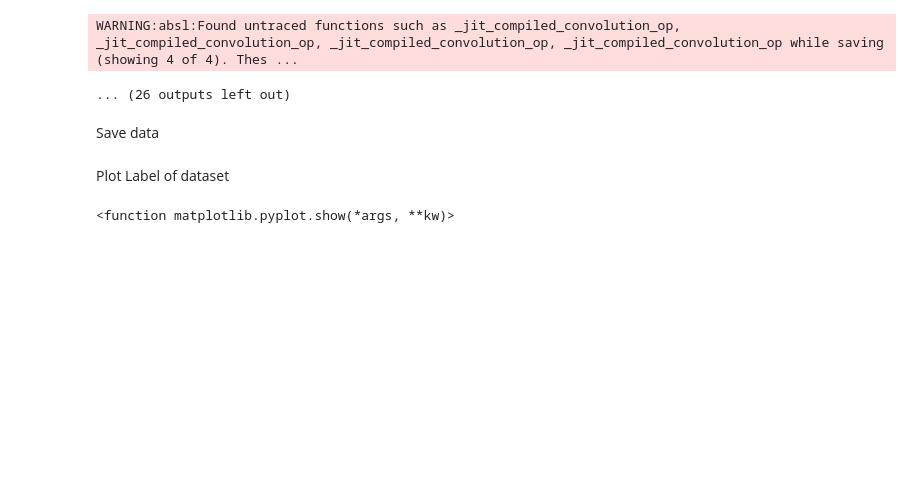
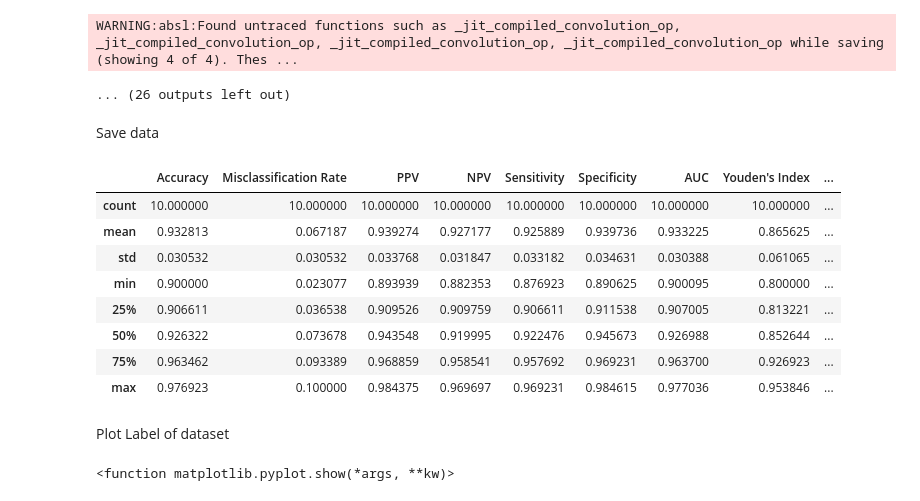
Before and after one commit to pietrodileo/Python_for_MD_thesis, a Jupyter notebook: CNN_CrossValidation.ipynb, the cells around one changed output. Drawn from its saved outputs; the diff is of its cells as text; code cells hidden in the pictures; blank space fills up the shorter version.

```diff
--- a/CNN_CrossValidation.ipynb
+++ b/CNN_CrossValidation.ipynb
@@ -785,3 +789,15 @@ stats.to_excel(OutputFileName)
+# %%
+stats.describe()
+# %% [output]
+|  | Accuracy | Misclassification Rate | PPV | NPV | Sensitivity | Specificity | AUC | Youden's Index | ... |
+| count | 10.000000 | 10.000000 | 10.000000 | 10.000000 | 10.000000 | 10.000000 | 10.000000 | 10.000000 | ... |
+| mean | 0.932813 | 0.067187 | 0.939274 | 0.927177 | 0.925889 | 0.939736 | 0.933225 | 0.865625 | ... |
+| std | 0.030532 | 0.030532 | 0.033768 | 0.031847 | 0.033182 | 0.034631 | 0.030388 | 0.061065 | ... |
+| min | 0.900000 | 0.023077 | 0.893939 | 0.882353 | 0.876923 | 0.890625 | 0.900095 | 0.800000 | ... |
+| 25% | 0.906611 | 0.036538 | 0.909526 | 0.909759 | 0.906611 | 0.911538 | 0.907005 | 0.813221 | ... |
+| 50% | 0.926322 | 0.073678 | 0.943548 | 0.919995 | 0.922476 | 0.945673 | 0.926988 | 0.852644 | ... |
+| 75% | 0.963462 | 0.093389 | 0.968859 | 0.958541 | 0.957692 | 0.969231 | 0.963700 | 0.926923 | ... |
+| max | 0.976923 | 0.100000 | 0.984375 | 0.969697 | 0.969231 | 0.984615 | 0.977036 | 0.953846 | ... |
 # %% [markdown]
 Plot Label of dataset
 # %%
```
Also changed, not shown: parts of 5 cells of this notebook.
